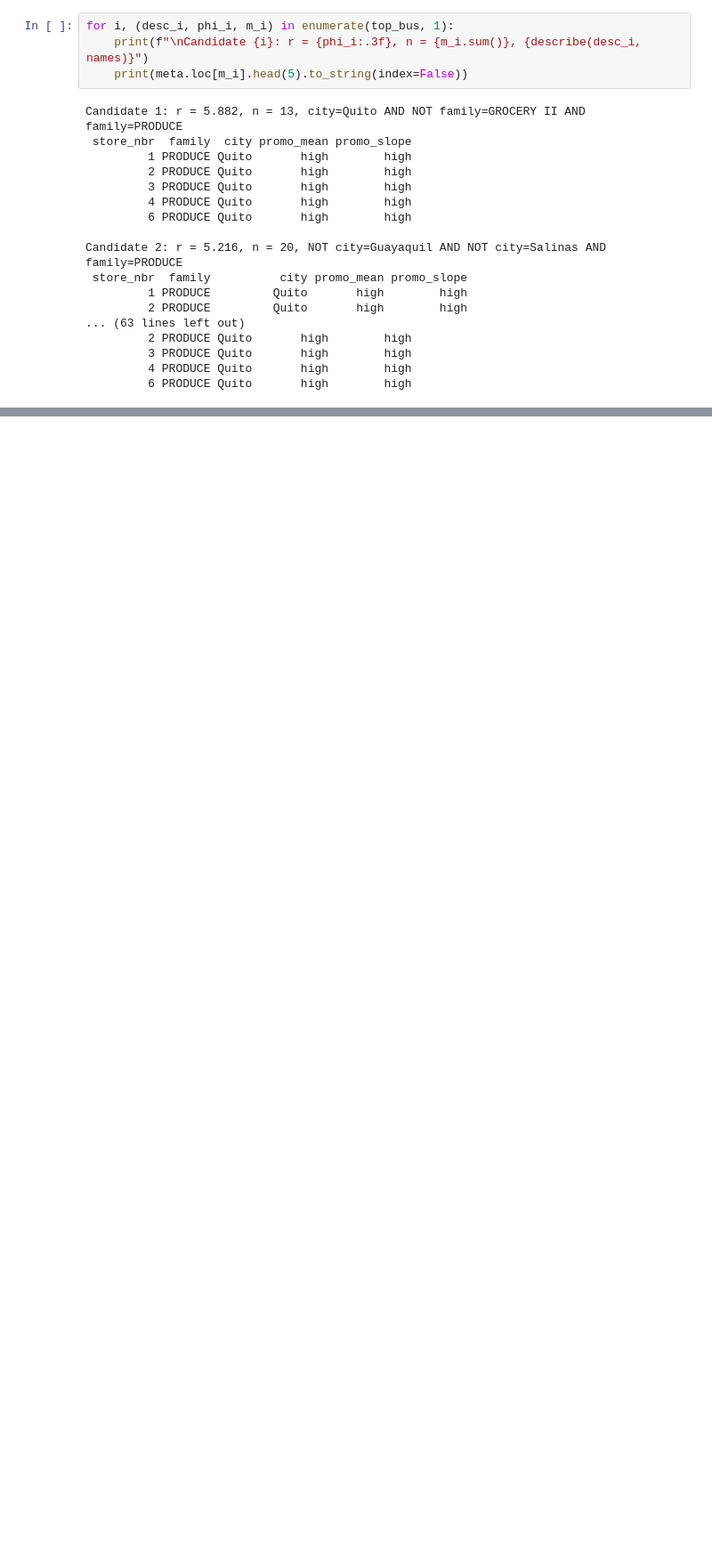
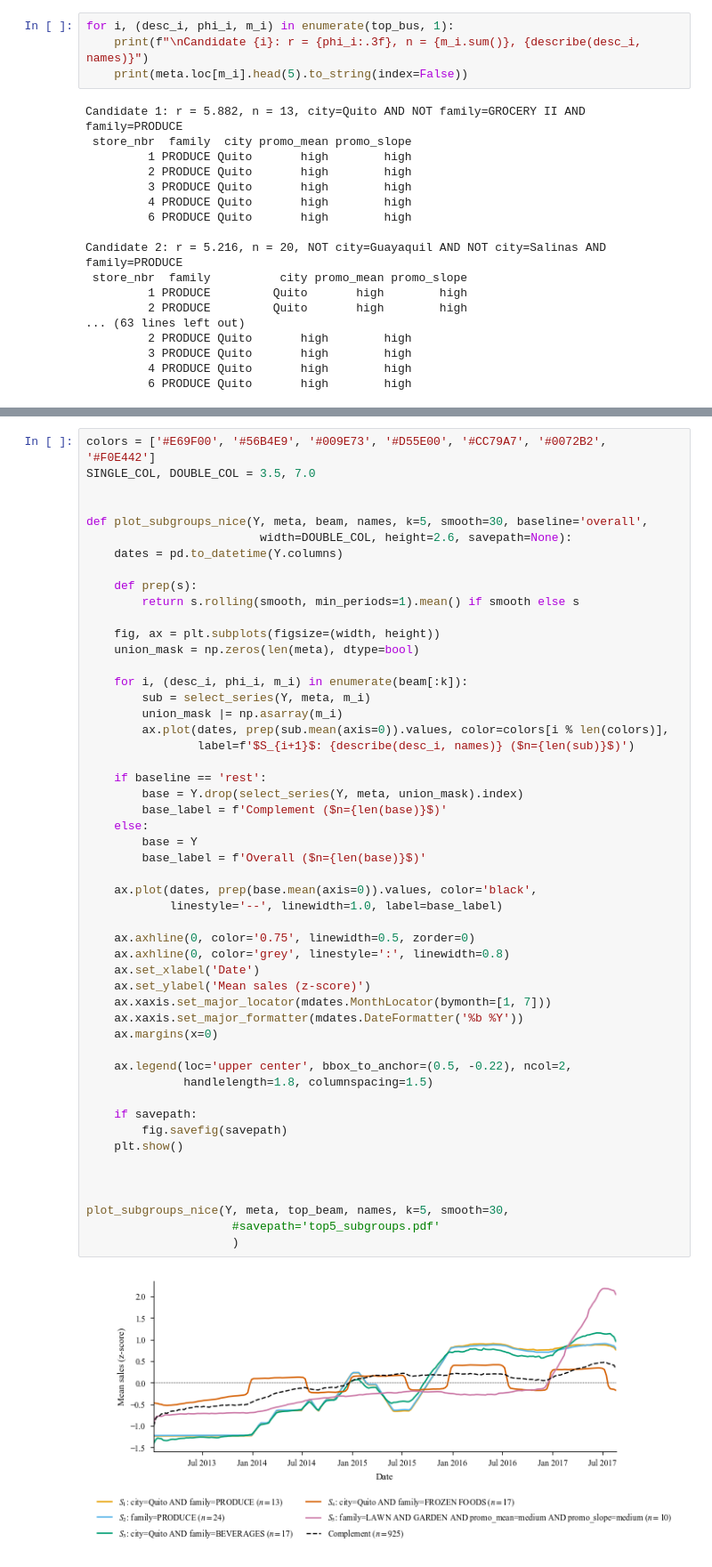
Before and after one commit to MuhammadIbneRafiq/you-only-search-up, a Jupyter notebook: stores_test.ipynb, the cells around one changed output, grey strips where cells are left out. Shown at 89% size. Cells and saved outputs as stored; diff of their text form; blank space fills up the shorter version.

```diff
--- a/stores_test.ipynb
+++ b/stores_test.ipynb
@@ -287,0 +425,53 @@ Candidate 2: r = 5.216, n = 20, NOT city=Guayaquil AND NOT city=Salinas AND fami
+# %%
+colors = ['#E69F00', '#56B4E9', '#009E73', '#D55E00', '#CC79A7', '#0072B2', '#F0E442']
+SINGLE_COL, DOUBLE_COL = 3.5, 7.0
+
+
+def plot_subgroups_nice(Y, meta, beam, names, k=5, smooth=30, baseline='overall',
+                         width=DOUBLE_COL, height=2.6, savepath=None):
+    dates = pd.to_datetime(Y.columns)
+
+    def prep(s):
+        return s.rolling(smooth, min_periods=1).mean() if smooth else s
+
+    fig, ax = plt.subplots(figsize=(width, height))
+    union_mask = np.zeros(len(meta), dtype=bool)
+
+    for i, (desc_i, phi_i, m_i) in enumerate(beam[:k]):
+        sub = select_series(Y, meta, m_i)
+        union_mask |= np.asarray(m_i)
+        ax.plot(dates, prep(sub.mean(axis=0)).values, color=colors[i % len(colors)],
+                label=f'$S_{i+1}$: {describe(desc_i, names)} ($n={len(sub)}$)')
+
+    if baseline == 'rest':
+        base = Y.drop(select_series(Y, meta, union_mask).index)
+        base_label = f'Complement ($n={len(base)}$)'
+    else:
+        base = Y
+        base_label = f'Overall ($n={len(base)}$)'
+
+    ax.plot(dates, prep(base.mean(axis=0)).values, color='black',
+            linestyle='--', linewidth=1.0, label=base_label)
+
+    ax.axhline(0, color='0.75', linewidth=0.5, zorder=0)
+    ax.axhline(0, color='grey', linestyle=':', linewidth=0.8)
+    ax.set_xlabel('Date')
+    ax.set_ylabel('Mean sales (z-score)')
+    ax.xaxis.set_major_locator(mdates.MonthLocator(bymonth=[1, 7]))
+    ax.xaxis.set_major_formatter(mdates.DateFormatter('%b %Y'))
+    ax.margins(x=0)
+
+    ax.legend(loc='upper center', bbox_to_anchor=(0.5, -0.22), ncol=2,
+              handlelength=1.8, columnspacing=1.5)
+
+    if savepath:
+        fig.savefig(savepath)
+    plt.show()
+
+
+
+plot_subgroups_nice(Y, meta, top_beam, names, k=5, smooth=30,
+                     #savepath='top5_subgroups.pdf'
+                     )
+# %% [output]
+[figure, added]
```
Also changed, not shown: parts of 11 cells of this notebook, 1 other file.
